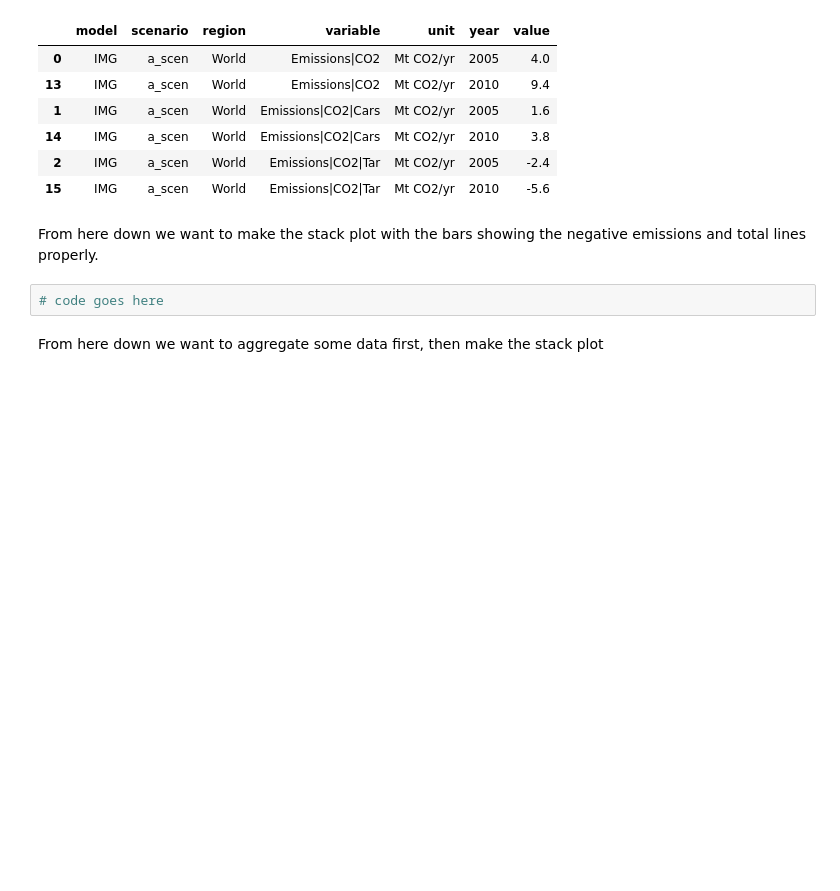
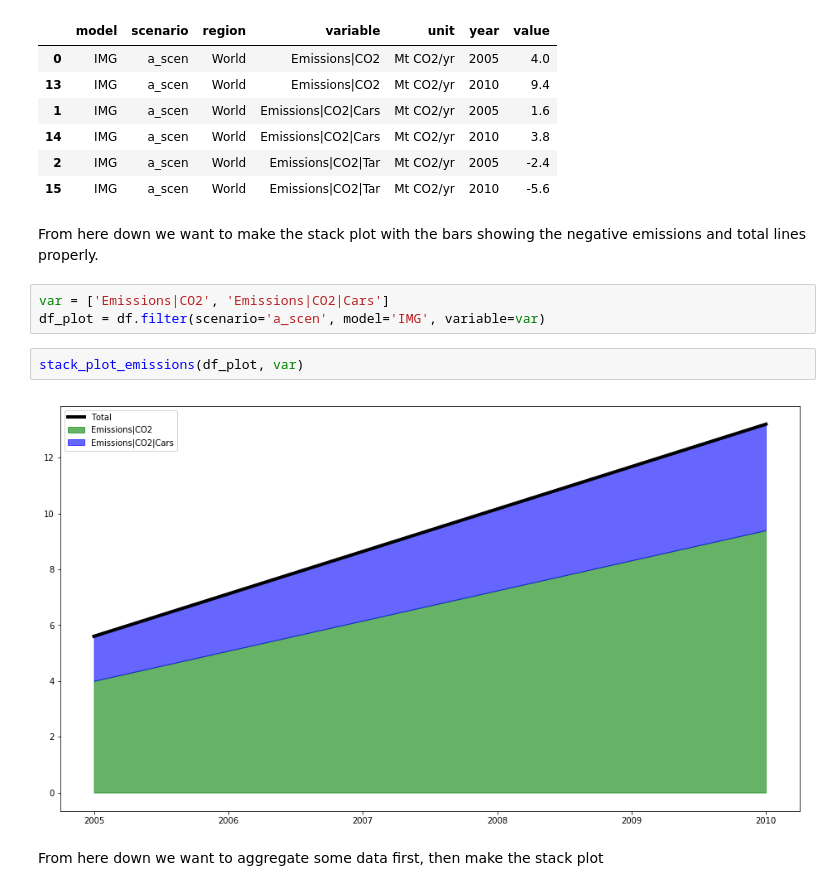
Before and after one commit to IAMconsortium/pyam, a Jupyter notebook: doc/source/tutorials/plot_aggregated_variables.ipynb, the cells around one changed output. Saved outputs shown, nothing was run; the diff lists cells and outputs as text; blank space fills up the shorter version.

```diff
--- a/doc/source/tutorials/plot_aggregated_variables.ipynb
+++ b/doc/source/tutorials/plot_aggregated_variables.ipynb
@@ -49,8 +177,13 @@ df.filter(scenario='a_scen', model='IMG').data
 | 15 | IMG | a_scen | World | Emissions|CO2|Tar | Mt CO2/yr | 2010 | -5.6 |
 # %% [markdown]
 From here down we want to make the stack plot with the bars showing the negative emissions and total lines properly.
-# %%
-# code goes here
+# %%
+var = ['Emissions|CO2', 'Emissions|CO2|Cars']
+df_plot = df.filter(scenario='a_scen', model='IMG', variable=var)
+# %%
+stack_plot_emissions(df_plot, var)
+# %% [output]
+[figure, added]
 # %% [markdown]
 From here down we want to aggregate some data first, then make the stack plot
 # %%
```
Also changed, not shown: parts of 8 cells of this notebook, 1 other file.
